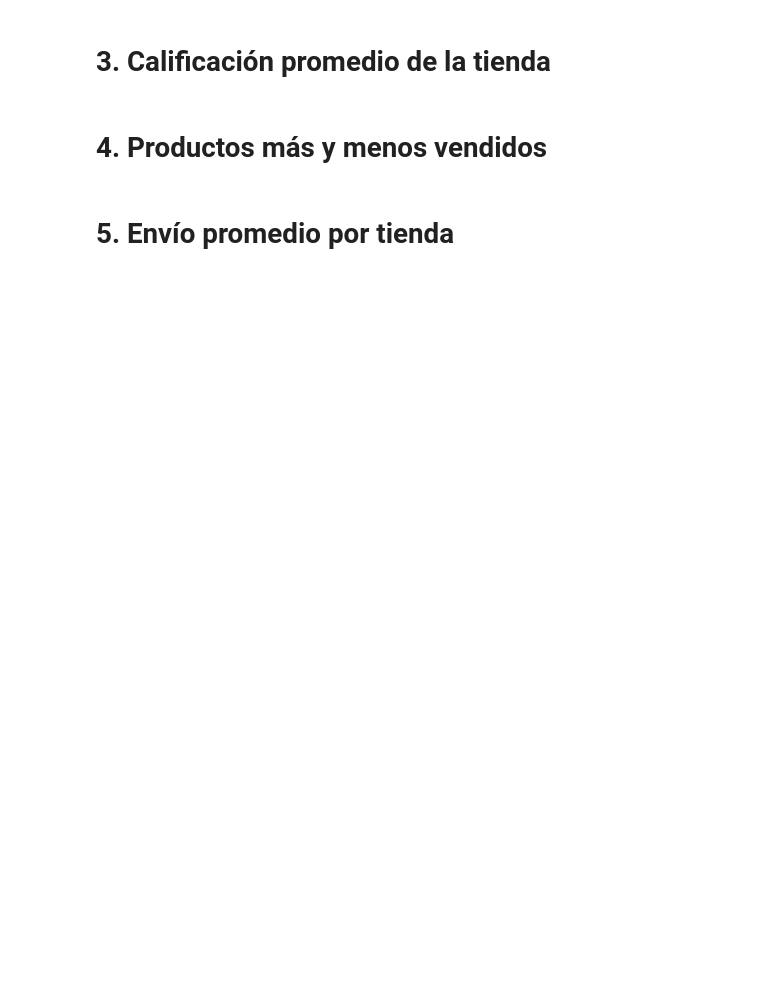
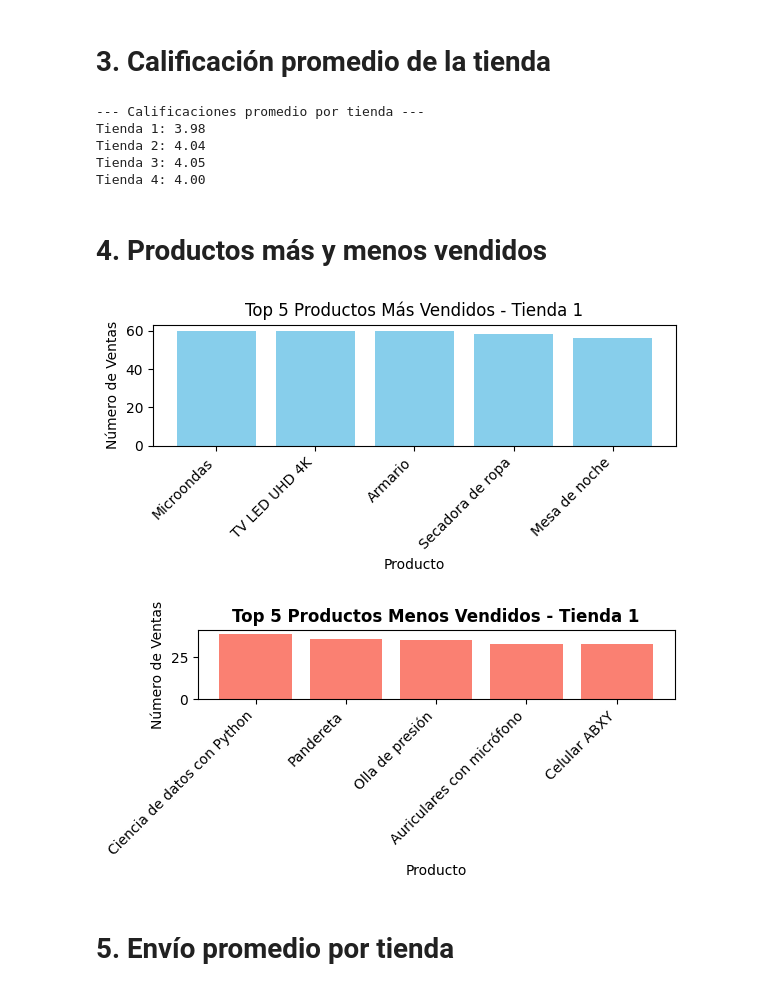
Before and after one commit to Juan123654/Data-_Science_Python-, a Jupyter notebook: AluraStoreLatam (1).ipynb, the cells around one changed output. Saved outputs shown, nothing was run; the diff lists cells and outputs as text; code cells hidden in the pictures; blank space fills up the shorter version.

```diff
--- a/AluraStoreLatam (1).ipynb
+++ b/AluraStoreLatam (1).ipynb
@@ -8,12 +8,12 @@ url2 = "https://raw.githubusercontent.com/alura-es-cursos/challenge1-data-scienc
 url3 = "https://raw.githubusercontent.com/alura-es-cursos/challenge1-data-science-latam/refs/heads/main/base-de-datos-challenge1-latam/tienda_3.csv"
 url4 = "https://raw.githubusercontent.com/alura-es-cursos/challenge1-data-science-latam/refs/heads/main/base-de-datos-challenge1-latam/tienda_4.csv"
 
-tienda = pd.read_csv(url)
+tienda1 = pd.read_csv(url)
 tienda2 = pd.read_csv(url2)
 tienda3 = pd.read_csv(url3)
 tienda4 = pd.read_csv(url4)
 
-tienda.head()
+tienda1.head()
 # %% [output]
 |  | Producto | Categoría del Producto | Precio | Costo de envío | Fecha de Compra | Vendedor | Lugar de Compra | ... |
 | 0 | Asistente virtual | Electrónicos | 164300.0 | 6900.0 | 16/01/2021 | Pedro Gomez | Bogotá | ... |
@@ -33,4 +80,23 @@ tienda.head()
 # %% [markdown]
 # 3. Calificación promedio de la tienda
+# %%
+# Calcular promedio de calificaciones para cada tienda
+promedio_tienda1 = tienda1['Calificación'].mean()
+promedio_tienda2 = tienda2['Calificación'].mean()
+promedio_tienda3 = tienda3['Calificación'].mean()
+promedio_tienda4 = tienda4['Calificación'].mean()
+
+# Mostrar resultados
+print("--- Calificaciones promedio por tienda ---")
+print(f"Tienda 1: {promedio_tienda1:.2f}")
+print(f"Tienda 2: {promedio_tienda2:.2f}")
+print(f"Tienda 3: {promedio_tienda3:.2f}")
+print(f"Tienda 4: {promedio_tienda4:.2f}")
+# %% [output]
+--- Calificaciones promedio por tienda ---
+Tienda 1: 3.98
+Tienda 2: 4.04
+Tienda 3: 4.05
+Tienda 4: 4.00
 # %% [markdown]
 # 4. Productos más y menos vendidos
@@ -37,2 +110,39 @@ tienda.head()
+# %%
+import matplotlib.pyplot as plt
+top_productos_t1 = tienda1['Producto'].value_counts().head(5)  # Top 5 productos
+
+# Convertir a DataFrame y resetear índice
+top_productos_t1_df = top_productos_t1.reset_index()
+top_productos_t1_df.columns = ['Producto', 'Ventas']  # Renombrar columnas
+
+# Graficar
+plt.figure(figsize=(6, 3))
+plt.bar(top_productos_t1_df['Producto'], top_productos_t1_df['Ventas'], color='skyblue')
+plt.title('Top 5 Productos Más Vendidos - Tienda 1')
+plt.xlabel('Producto')
+plt.ylabel('Número de Ventas')
+plt.xticks(rotation=45, ha='right')  # Rotar nombres para mejor lectura
+plt.tight_layout()
+plt.show()
+
+# Calcular los 5 productos menos vendidos en Tienda 1
+menos_vendidos_t1 = tienda1['Producto'].value_counts().tail(5)  # Bottom 5 productos
+
+# Convertir a DataFrame y renombrar columnas
+menos_vendidos_t1_df = menos_vendidos_t1.reset_index()
+menos_vendidos_t1_df.columns = ['Producto', 'Ventas']
+
+# Graficar
+plt.figure(figsize=(6, 3))
+plt.bar(menos_vendidos_t1_df['Producto'], menos_vendidos_t1_df['Ventas'], color='salmon')
+plt.title('Top 5 Productos Menos Vendidos - Tienda 1', fontweight='bold')
+plt.xlabel('Producto')
+plt.ylabel('Número de Ventas')
+plt.xticks(rotation=45, ha='right')  # Rotar etiquetas para legibilidad
+plt.tight_layout()
+plt.show()
+# %% [output]
+[figure, added]
+[figure, added]
 # %% [markdown]
 # 5. Envío promedio por tienda
```
Also changed, not shown: parts of 3 cells of this notebook.
